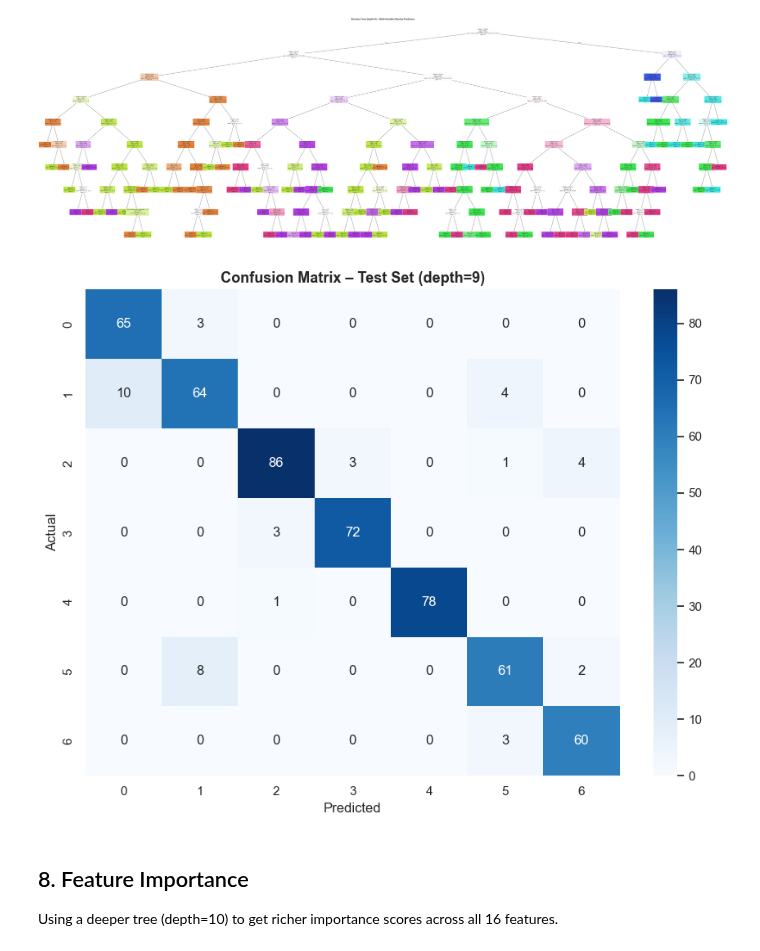
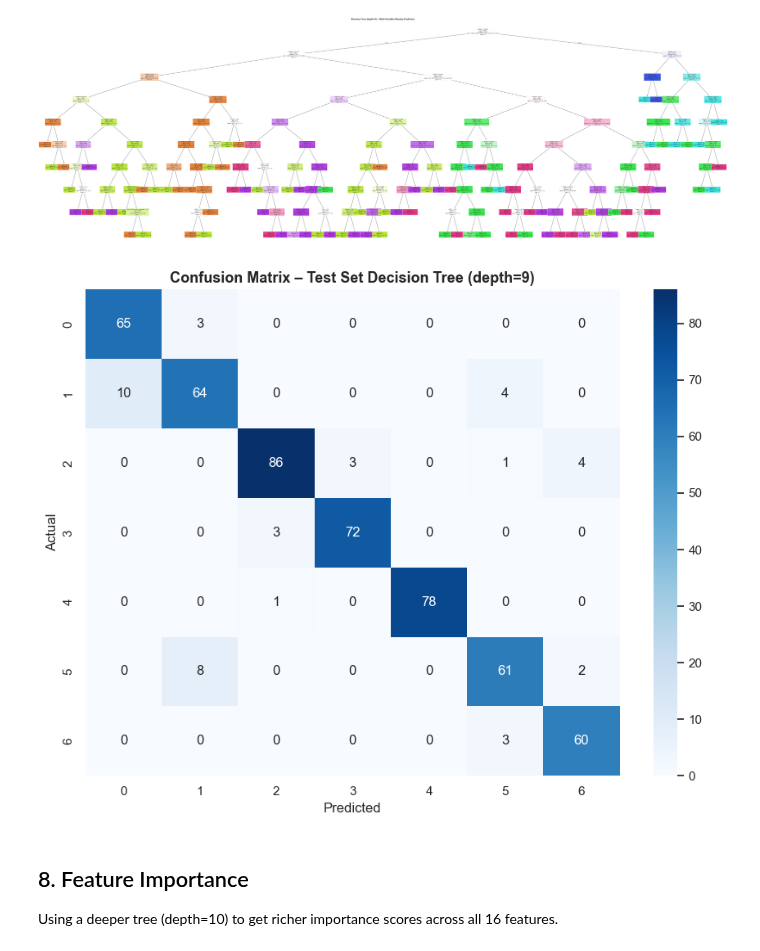
Before and after one commit to iakeehc/obesity-predictor, a Jupyter notebook: obesity_analysis.ipynb, the cells around one changed output. Drawn from its saved outputs; the diff is of its cells as text; code cells hidden in the pictures.

```diff
--- a/obesity_analysis.ipynb
+++ b/obesity_analysis.ipynb
@@ -212,16 +212,16 @@ plt.tight_layout(); plt.show()
 # %%
 # Confusion matrix on test set
 y_pred = dt3.predict(X_test)
 cm = confusion_matrix(y_cls_test, y_pred)
 fig, ax = plt.subplots(figsize=(9,7))
 sb.heatmap(cm, annot=True, fmt='d', cmap='Blues',
            xticklabels=[str(c) for c in dt3.classes_],
            yticklabels=[str(c) for c in dt3.classes_], ax=ax)
-ax.set_title(f'Confusion Matrix – Test Set (depth=9)', fontsize=13, fontweight='bold')
+ax.set_title(f'Confusion Matrix – Test Set Decision Tree (depth=9)', fontsize=13, fontweight='bold')
 ax.set_xlabel('Predicted'); ax.set_ylabel('Actual')
 plt.tight_layout(); plt.show()
 # %% [output]
-[figure, old version]
+[figure, new version]
 # %% [markdown]
 ## 8. Feature Importance
 Using a deeper tree (depth=10) to get richer importance scores across all 16 features.
```
Also changed, not shown: parts of 2 cells of this notebook.
